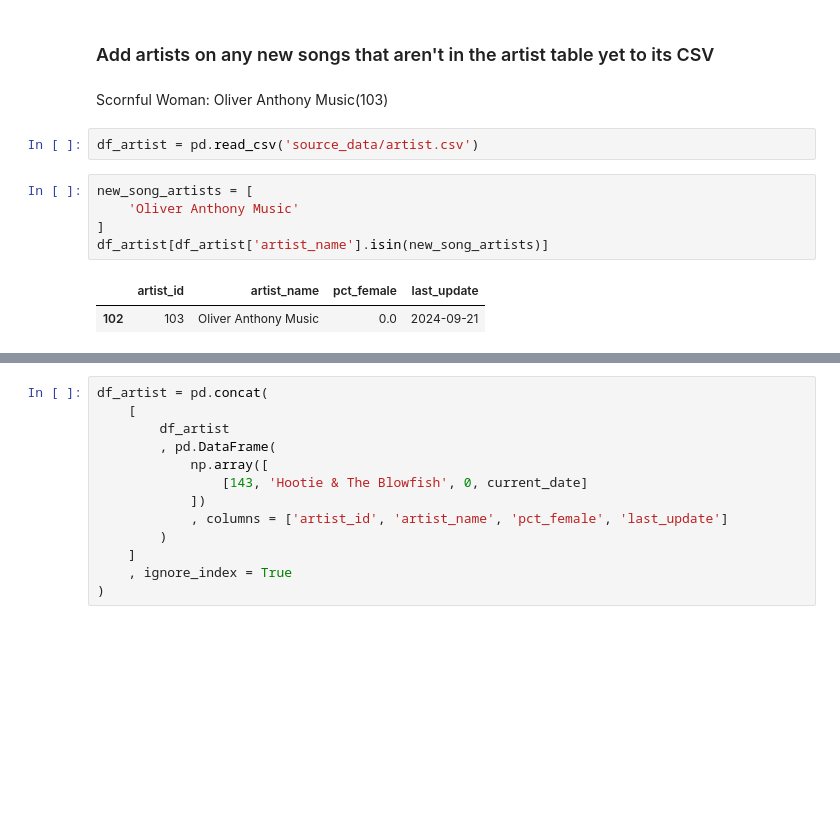
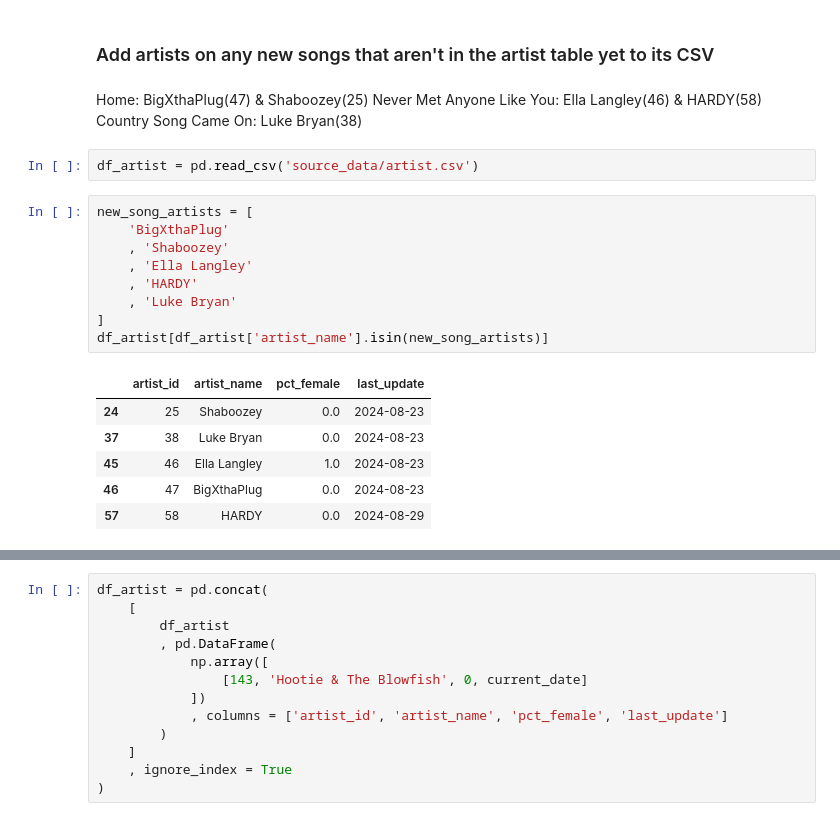
Before and after one commit to jwmanahan/billboard, a Jupyter notebook: add_new_week.ipynb, the cells around one changed output, grey strips where cells are left out. Saved outputs shown, nothing was run; the diff lists cells and outputs as text; blank space fills up the shorter version.

```diff
--- a/add_new_week.ipynb
+++ b/add_new_week.ipynb
@@ -145,17 +145,27 @@ print(list(new_song_to_rank.keys()))
 # %% [markdown]
 ### Add artists on any new songs that aren't in the artist table yet to its CSV
 # %% [markdown]
-Scornful Woman: Oliver Anthony Music(103)
+Home: BigXthaPlug(47) & Shaboozey(25)
+Never Met Anyone Like You: Ella Langley(46) & HARDY(58)
+Country Song Came On: Luke Bryan(38)
 # %%
 df_artist = pd.read_csv('source_data/artist.csv')
 # %%
 new_song_artists = [
-    'Oliver Anthony Music'
+    'BigXthaPlug'
+    , 'Shaboozey'
+    , 'Ella Langley'
+    , 'HARDY'
+    , 'Luke Bryan'
 ]
 df_artist[df_artist['artist_name'].isin(new_song_artists)]
 # %% [output]
 |  | artist_id | artist_name | pct_female | last_update |
-| 102 | 103 | Oliver Anthony Music | 0.0 | 2024-09-21 |
+| 24 | 25 | Shaboozey | 0.0 | 2024-08-23 |
+| 37 | 38 | Luke Bryan | 0.0 | 2024-08-23 |
+| 45 | 46 | Ella Langley | 1.0 | 2024-08-23 |
+| 46 | 47 | BigXthaPlug | 0.0 | 2024-08-23 |
+| 57 | 58 | HARDY | 0.0 | 2024-08-29 |
 # %%
 df_artist['artist_id'].max()
 # %% [output]
```
Also changed, not shown: parts of 24 cells of this notebook, 4 other files.
